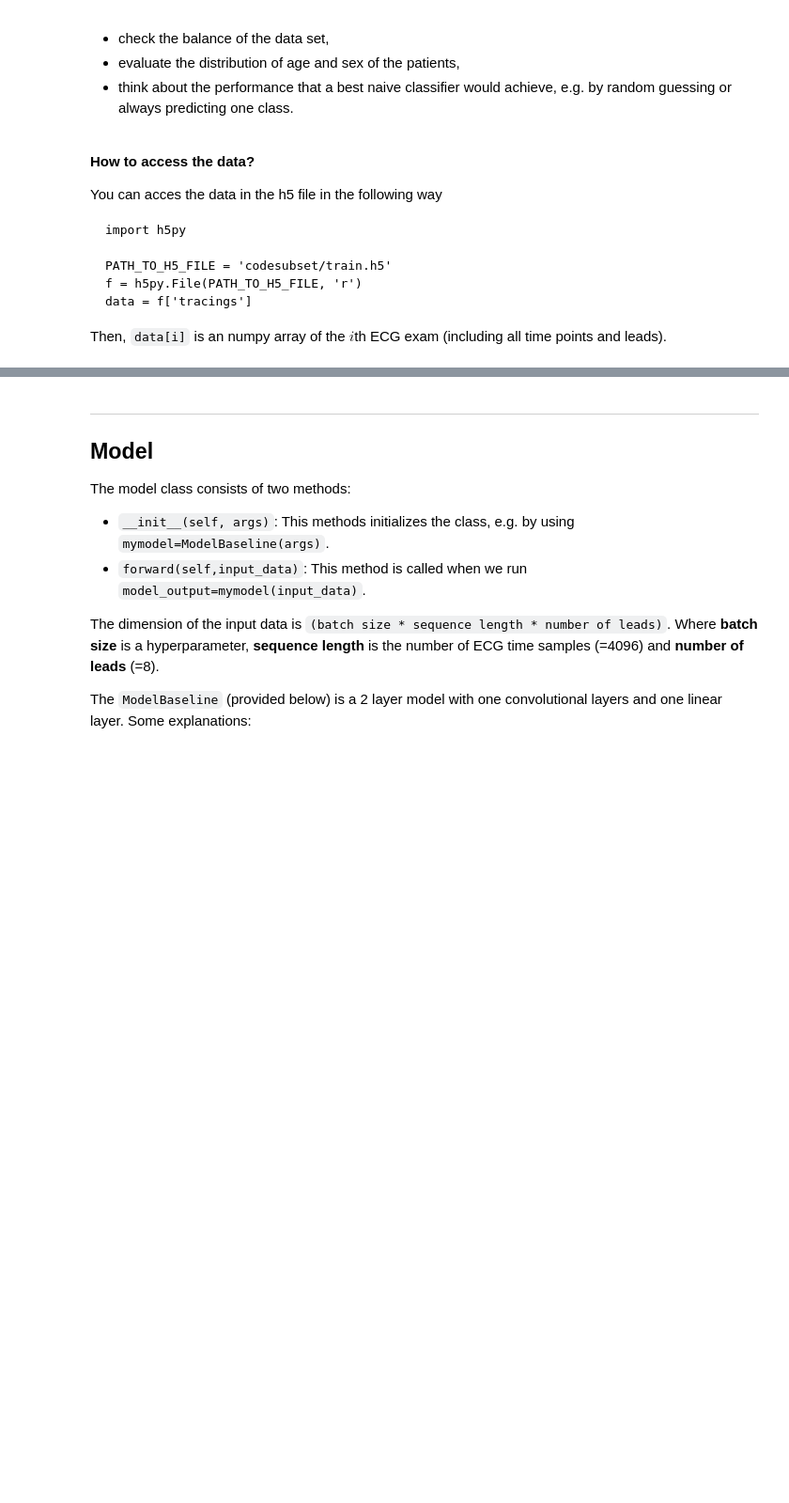
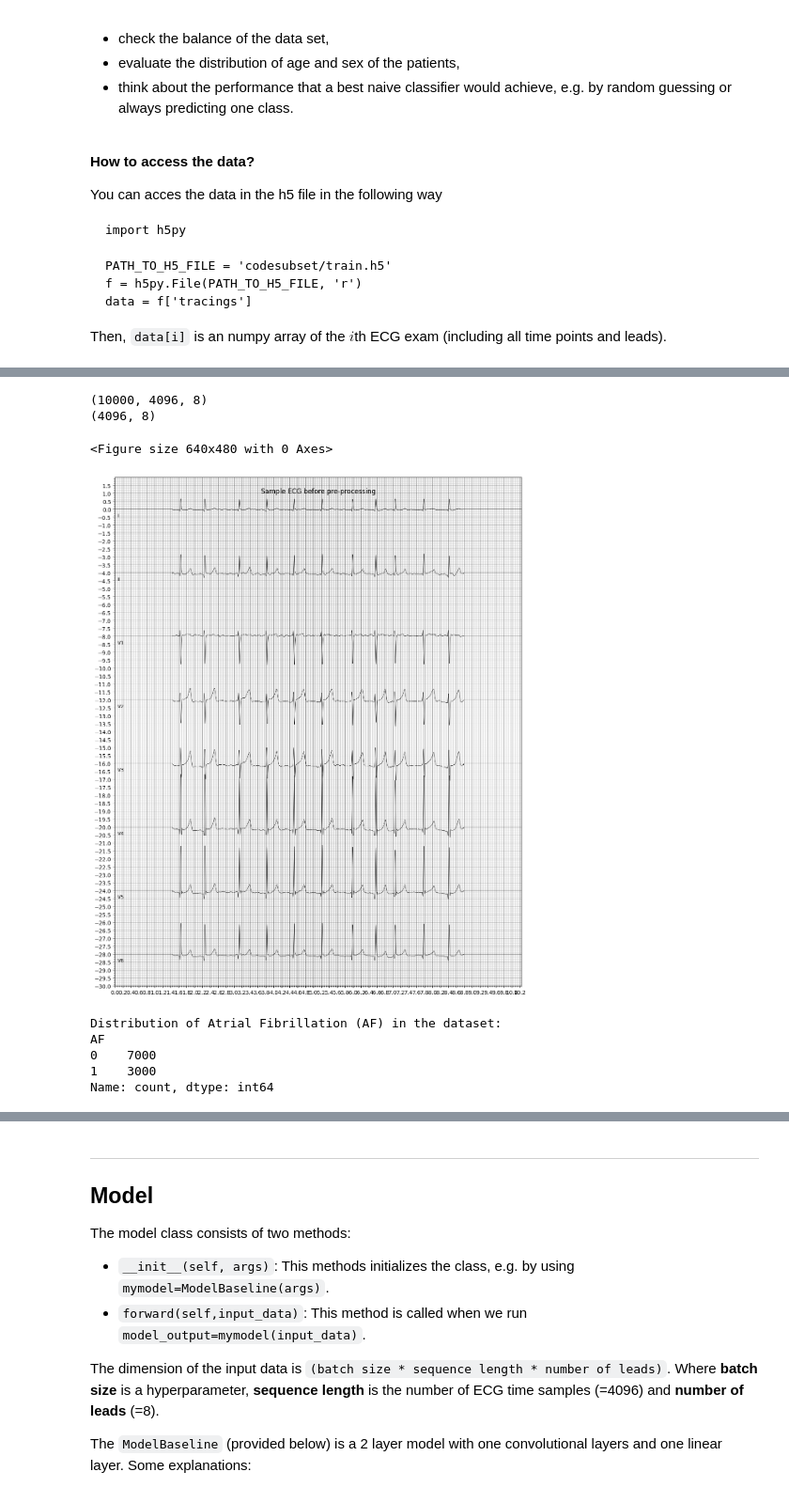
Before and after one commit to EtornamAmetsi/waspassignment2, a Jupyter notebook: assignment_ecg_classification.ipynb, the cells around one changed output, grey strips where cells are left out. Shown at 94% size. Saved outputs shown, nothing was run; the diff lists cells and outputs as text; code cells hidden in the pictures; blank space fills up the shorter version.

```diff
--- a/assignment_ecg_classification.ipynb
+++ b/assignment_ecg_classification.ipynb
@@ -237,0 +238,77 @@ Please explain your main findings of the data analysis task in a few bullet poin
+# %%
+"""
+TASK: Insert your code here
+"""
+
+import h5py
+
+PATH_TO_H5_FILE = 'codesubset/train.h5'
+f = h5py.File(PATH_TO_H5_FILE, 'r')
+data = f['tracings']
+print(data.shape)
+print(data[1].shape)
+
+
+#Plot for an ECG example after preprocessing
+plt.figure()
+lead = ['I', 'II', 'V1', 'V2', 'V3', 'V4', 'V5', 'V6']
+ecg_plot.plot(data[0].T, sample_rate=sample_rate, style='bw', row_height=8, lead_index=lead, columns=1, title='Sample ECG before pre-processing')
+plt.show()
+
+#Reading patient data from csv
+patient_data = pd.read_csv('codesubset/train.csv')
+
+#To check balance of dataset, we do plot the distribution of Atrial Fibrillation (AF) in the dataset
+af_counts = patient_data['AF'].value_counts()
+print("Distribution of Atrial Fibrillation (AF) in the dataset:")
+print(af_counts)
+
+# You can also visualize this with a bar plot
+plt.figure(figsize=(8, 5))
+af_counts.plot(kind='bar')
+plt.title('Distribution of AF (0: No AF, 1: AF)')
+plt.xlabel('AF Status')
+plt.ylabel('Number of Patients')
+plt.xticks(rotation=0)
+plt.show()
+
+#Evaluating the distribution of age and sex of the patients using histograms
+
+plt.figure(figsize=(10, 6))
+plt.hist(patient_data['age'], bins=20, edgecolor='black')
+plt.xlabel('Age')
+plt.ylabel('Frequency')
+plt.title('Distribution of Patient Ages')
+plt.grid(axis='y', alpha=0.75)
+plt.show()
+
+plt.figure(figsize=(10, 6))
+plt.hist(patient_data[patient_data['sex'] == 'M']['age'], bins=20, edgecolor='black', alpha=0.7, label='Male')
+plt.hist(patient_data[patient_data['sex'] == 'F']['age'], bins=20, edgecolor='black', alpha=0.7, label='Female')
+plt.xlabel('Age')
+plt.ylabel('Frequency')
+plt.title('Distribution of Patient Ages by Sex')
+plt.legend()
+plt.grid(axis='y', alpha=0.75)
+plt.show()
+
+
+plt.figure(figsize=(10, 6))
+plt.hist(patient_data[patient_data['AF'] == 0]['age'], bins=20, edgecolor='black', alpha=0.7, label='No AF')
+plt.hist(patient_data[patient_data['AF'] == 1]['age'], bins=20, edgecolor='black', alpha=0.7, label='AF')
+plt.xlabel('Age')
+plt.ylabel('Frequency')
+plt.title('Age Distribution of Patients with and without Atrial Fibrillation (AF)')
+plt.legend()
+plt.grid(axis='y', alpha=0.75)
+plt.show()
+# %% [output]
+(10000, 4096, 8)
+(4096, 8)
+<Figure size 640x480 with 0 Axes>
+[figure, added]
+Distribution of Atrial Fibrillation (AF) in the dataset:
+AF
+0    7000
+1    3000
+Name: count, dtype: int64
```
Also changed, not shown: parts of 12 cells of this notebook.
